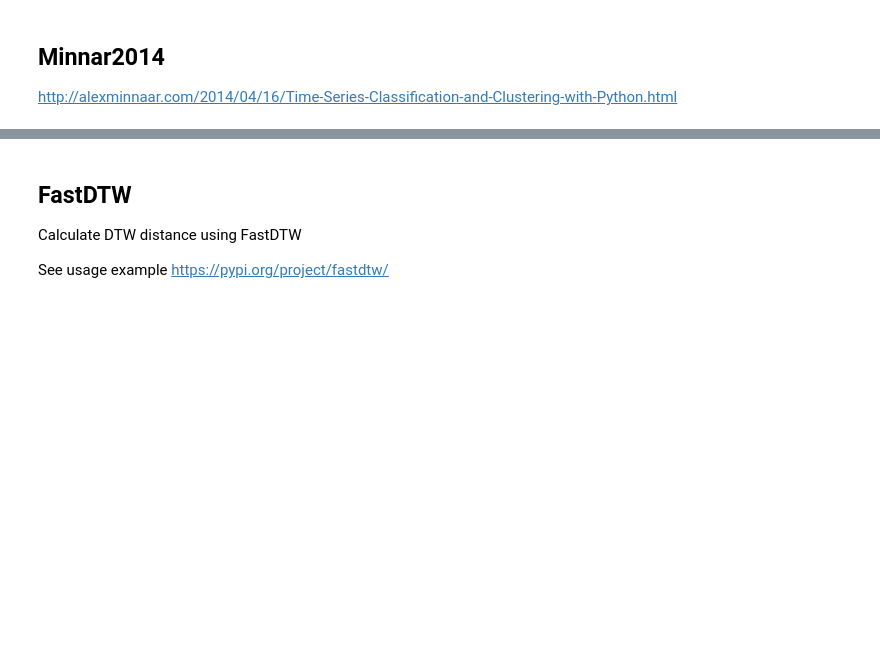
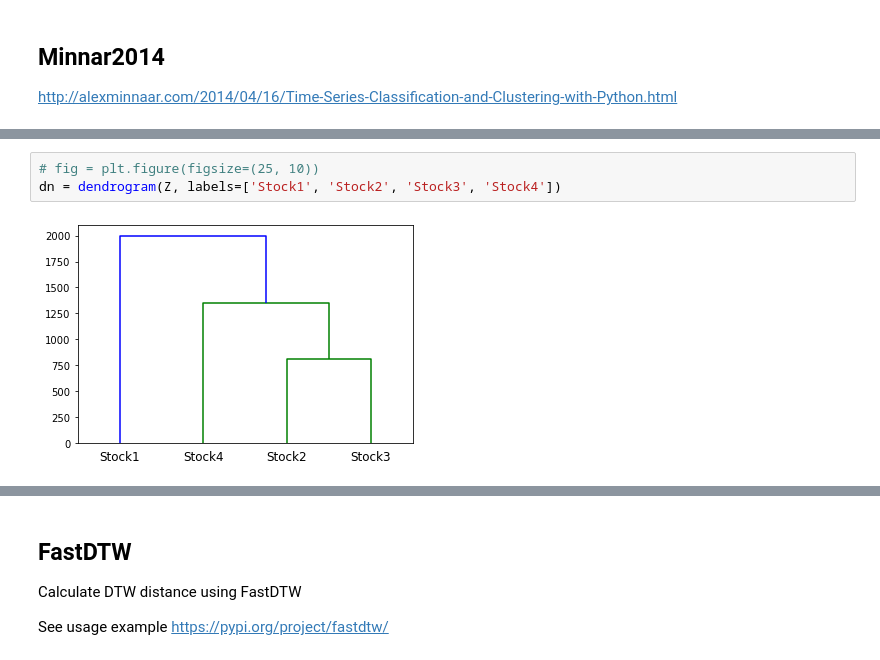
Before and after one commit to chayapan/thesis, a Jupyter notebook: 3.0 Portfolio Selection/TimeSeriesClustering/FastCluster_DynamicTimeWarping.ipynb, the cells around one changed output, grey strips where cells are left out. Cells and saved outputs as stored; diff of their text form; blank space fills up the shorter version.

Commit message:
Add label to dendogram

```diff
--- a/3.0 Portfolio Selection/TimeSeriesClustering/FastCluster_DynamicTimeWarping.ipynb
+++ b/3.0 Portfolio Selection/TimeSeriesClustering/FastCluster_DynamicTimeWarping.ipynb
@@ -177,0 +214,5 @@ dn = dendrogram(Z)
+# %%
+# fig = plt.figure(figsize=(25, 10))
+dn = dendrogram(Z, labels=['Stock1', 'Stock2', 'Stock3', 'Stock4'])
+# %% [output]
+[figure, added]
```
Also changed, not shown: parts of 19 cells of this notebook.
